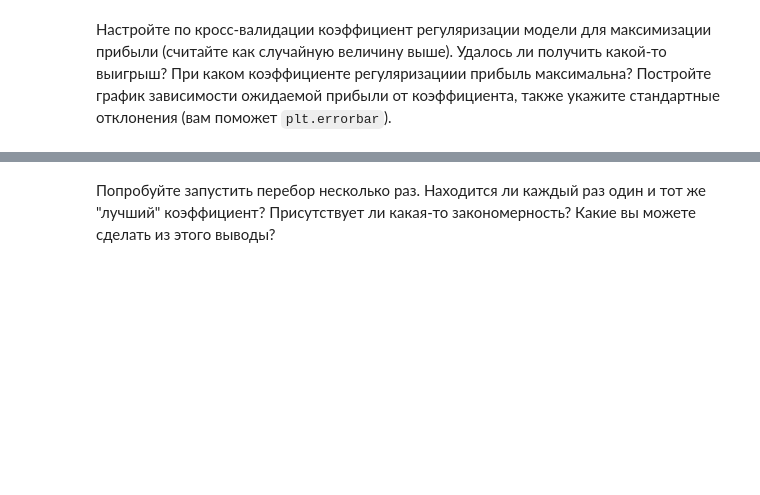
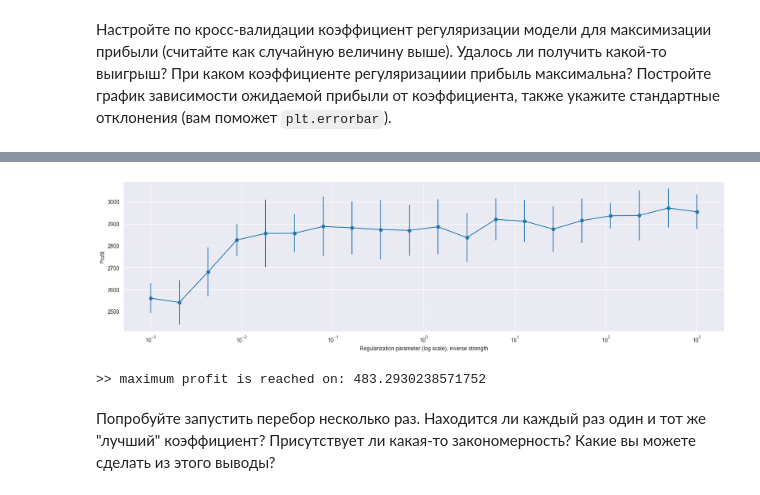
Before and after one commit to saaprikins/nes_ml_course_homeworks, a Jupyter notebook: homework_practice_4.ipynb, the cells around one changed output, grey strips where cells are left out. Saved outputs shown, nothing was run; the diff lists cells and outputs as text; code cells hidden in the pictures; blank space fills up the shorter version.

```diff
--- a/homework_practice_4.ipynb
+++ b/homework_practice_4.ipynb
@@ -771,0 +828,33 @@ pprint(f"standard deviation of revenues: {np.std(revenue_list):.1f}")
+# %%
+# a separate list per regularization
+profit_list_mean_c = []
+profit_list_std_c = []
+
+for c in np.logspace(-3, 3, num=20):
+    revenue_list = []
+    costs_list = []
+    profit_list = []
+
+    for train_idx, test_idx in KFold(n_splits=5, shuffle=True, random_state=500).split(X):
+        X_train, X_test = X.loc[train_idx], X.loc[test_idx]
+        y_train, y_test = y.loc[train_idx], y.loc[test_idx]
+
+        column_transformer = ColumnTransformer([
+            ("encoder", OneHotEncoder(handle_unknown="error"), categorical_f)
+        ], remainder="passthrough")
+
+        log_regression = Pipeline([
+            ("column_transformer", column_transformer),
+            ("scaler", StandardScaler()),
+            ("classifier", LogisticRegression(max_iter=int(1e6), C=c))
+        ])
+        log_regression.fit(X_train, y_train)
+        pred = log_regression.predict(X_test)
+        revenue_list.append(np.sum(np.random.uniform(0, 20, size=len(pred)) * pred.astype(int)))
+        costs_list.append(1. * np.sum(pred.astype(int)))
+        profit_list.append(revenue_list[-1] - costs_list[-1])
+
+    profit_list_mean_c.append(np.mean(profit_list))
+    profit_list_std_c.append(np.std(profit_list))
+
+    pprint(f"for coefficient {c}: average profit: {profit_list_mean_c[-1]:.1f}, standard deviation: {profit_list_std_c[-1]:.1f}")
@@ -772,2 +882,15 @@ pprint(f"standard deviation of revenues: {np.std(revenue_list):.1f}")
+# %%
+from matplotlib import pyplot as plt
+
+fig = plt.figure(figsize=(20, 5))
+plt.errorbar(x=np.logspace(-3, 3, num=20), y=profit_list_mean_c, yerr=profit_list_std_c, fmt="o-")
+plt.xlabel("Regularization parameter (log scale), inverse strength")
+plt.ylabel("Profit")
+plt.xscale("log")
+plt.show()
+pprint("maximum profit is reached on:", np.logspace(-3, 3, num=20)[np.argmax(profit_list_mean_c)])
+# %% [output]
+[figure, added]
+>> maximum profit is reached on: 483.2930238571752
 # %% [markdown]
 Попробуйте запустить перебор несколько раз. Находится ли каждый раз один и тот же "лучший" коэффициент? Присутствует ли какая-то закономерность? Какие вы можете сделать из этого выводы?
```
Also changed, not shown: parts of 12 cells of this notebook.
